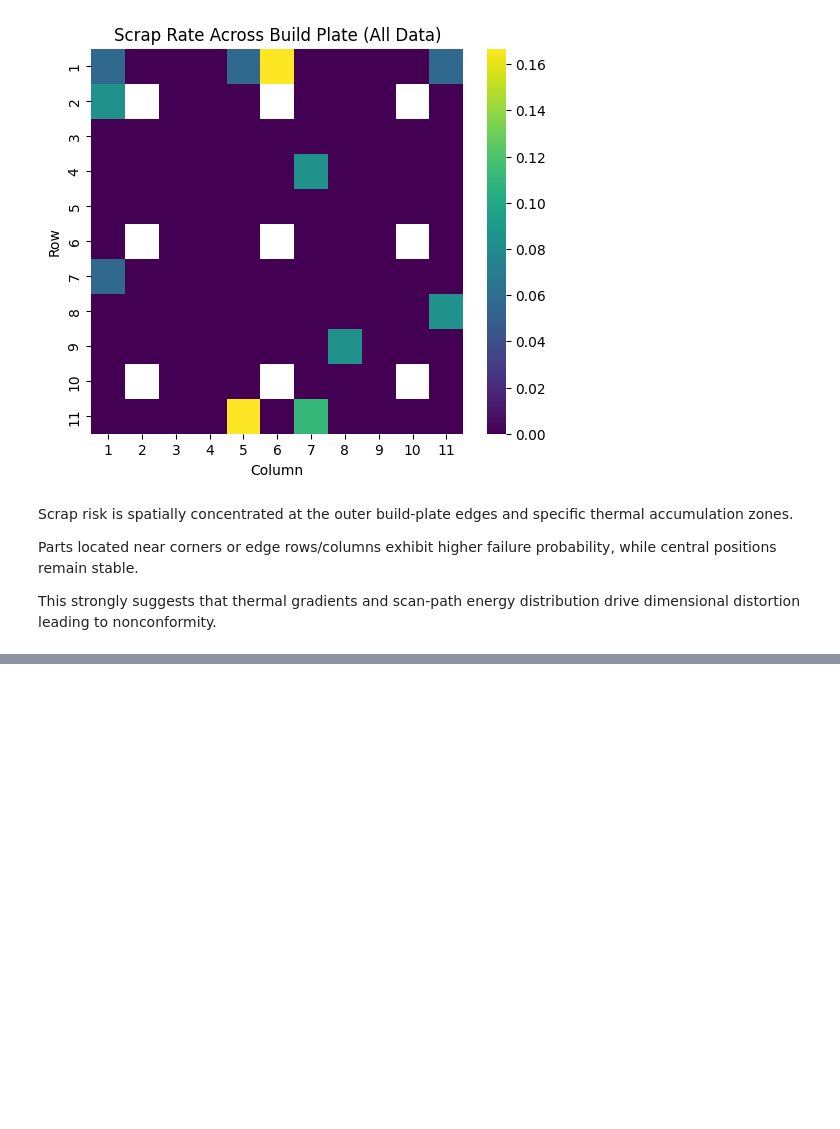
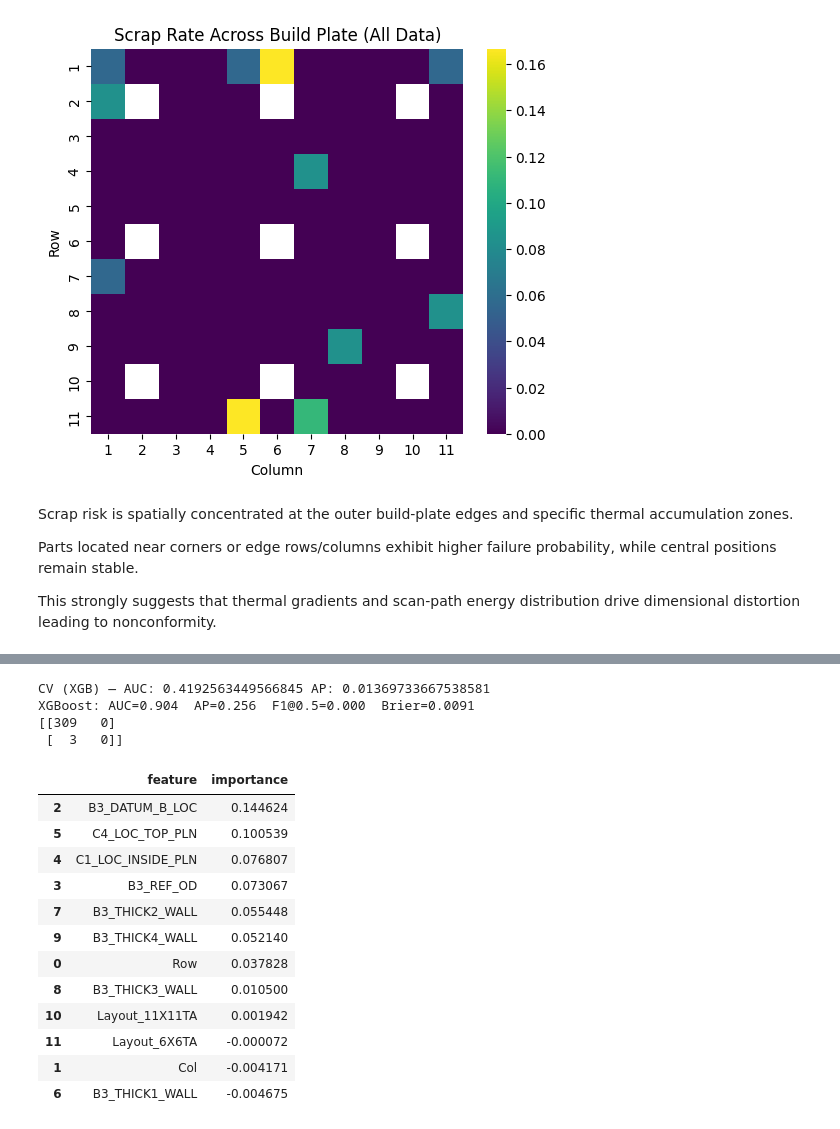
Before and after one commit to IshitaSingh23/AM-Build-Optimizer, a Jupyter notebook: scrap_1.ipynb, the cells around one changed output, grey strips where cells are left out. Saved outputs shown, nothing was run; the diff lists cells and outputs as text; code cells hidden in the pictures; blank space fills up the shorter version.

Commit message:
feat: XGB modelling

```diff
--- a/scrap_1.ipynb
+++ b/scrap_1.ipynb
@@ -139,0 +285,77 @@ This strongly suggests that thermal gradients and scan-path energy distribution
+# %%
+try:
+    import xgboost as xgb
+    xgb_model = Pipeline([
+        ("pre", pre),
+        ("clf", xgb.XGBClassifier(
+            n_estimators=600, max_depth=4, learning_rate=0.05, subsample=0.8,
+            colsample_bytree=0.8, reg_lambda=1.0, reg_alpha=0.0,
+            objective="binary:logistic", eval_metric="logloss",
+            scale_pos_weight=(y_train==0).sum()/(y_train==1).sum(),  # imbalance
+            n_jobs=-1, random_state=42))
+    ])
+    xgb_cv = cross_validate(
+        xgb_model, X_train, y_train, cv=cv,
+        scoring={"roc_auc":"roc_auc", "ap":"average_precision", "f1":"f1"},
+        n_jobs=-1
+    )
+    xgb_model.fit(X_train, y_train)
+    p_xgb = xgb_model.predict_proba(X_test)[:,1]
+    print("CV (XGB) — AUC:", xgb_cv["test_roc_auc"].mean(), "AP:", xgb_cv["test_ap"].mean())
+    summarize("XGBoost", y_test, p_xgb)
+except Exception as e:
+    print("XGBoost unavailable → using RandomForest. Reason:", e)
+    from sklearn.ensemble import RandomForestClassifier
+    rf = Pipeline([
+        ("pre", pre),
+        ("clf", RandomForestClassifier(
+            n_estimators=600, max_depth=None, min_samples_leaf=3,
+            class_weight="balanced_subsample", n_jobs=-1, random_state=42))
+    ])
+    rf_cv = cross_validate(
+        rf, X_train, y_train, cv=cv,
+        scoring={"roc_auc":"roc_auc", "ap":"average_precision", "f1":"f1"},
+        n_jobs=-1
+    )
+    rf.fit(X_train, y_train)
+    p_xgb = rf.predict_proba(X_test)[:,1]
+    print("CV (RF) — AUC:", rf_cv["test_roc_auc"].mean(), "AP:", rf_cv["test_ap"].mean())
+    summarize("RandomForest", y_test, p_xgb)
+# %% [output]
+CV (XGB) — AUC: 0.4192563449566845 AP: 0.01369733667538581
+XGBoost: AUC=0.904  AP=0.256  F1@0.5=0.000  Brier=0.0091
+[[309   0]
+ [  3   0]]
+# %%
+from sklearn.inspection import permutation_importance
+
+# pick the better model: use xgb_model if defined, else logit
+model_for_explain = locals().get("xgb_model", logit)
+
+r = permutation_importance(
+    model_for_explain, X_test, y_test,
+    n_repeats=15, random_state=42, n_jobs=-1, scoring="roc_auc"
+)
+
+# map feature names after preprocessing
+feat_names = model_for_explain.named_steps["pre"].get_feature_names_out()
+imp = pd.DataFrame({
+    "feature": feat_names[:len(r.importances_mean)],
+    "importance": r.importances_mean
+}).sort_values("importance", ascending=False)
+
+imp.head(20)
+# %% [output]
+|  | feature | importance |
+| 2 | B3_DATUM_B_LOC | 0.144624 |
+| 5 | C4_LOC_TOP_PLN | 0.100539 |
+| 4 | C1_LOC_INSIDE_PLN | 0.076807 |
+| 3 | B3_REF_OD | 0.073067 |
+| 7 | B3_THICK2_WALL | 0.055448 |
+| 9 | B3_THICK4_WALL | 0.052140 |
+| 0 | Row | 0.037828 |
+| 8 | B3_THICK3_WALL | 0.010500 |
+| 10 | Layout_11X11TA | 0.001942 |
+| 11 | Layout_6X6TA | -0.000072 |
+| 1 | Col | -0.004171 |
+| 6 | B3_THICK1_WALL | -0.004675 |
```
Also changed, not shown: parts of 11 cells of this notebook.
